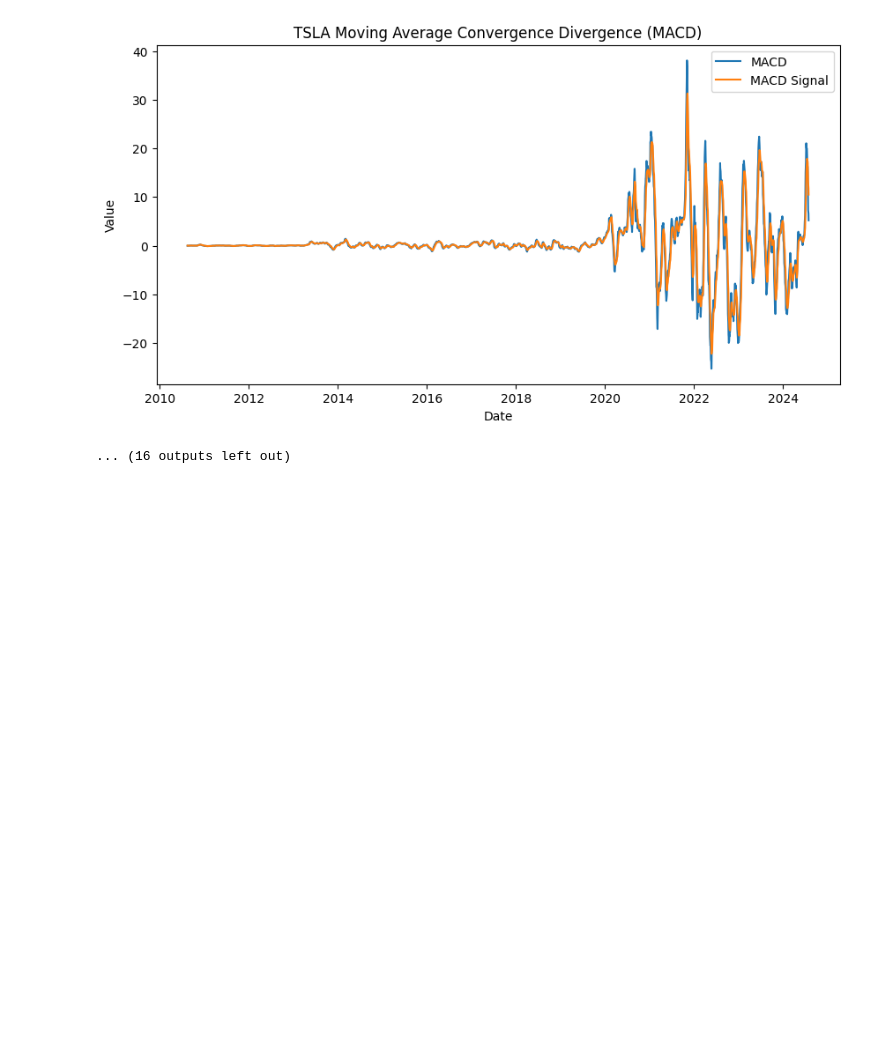
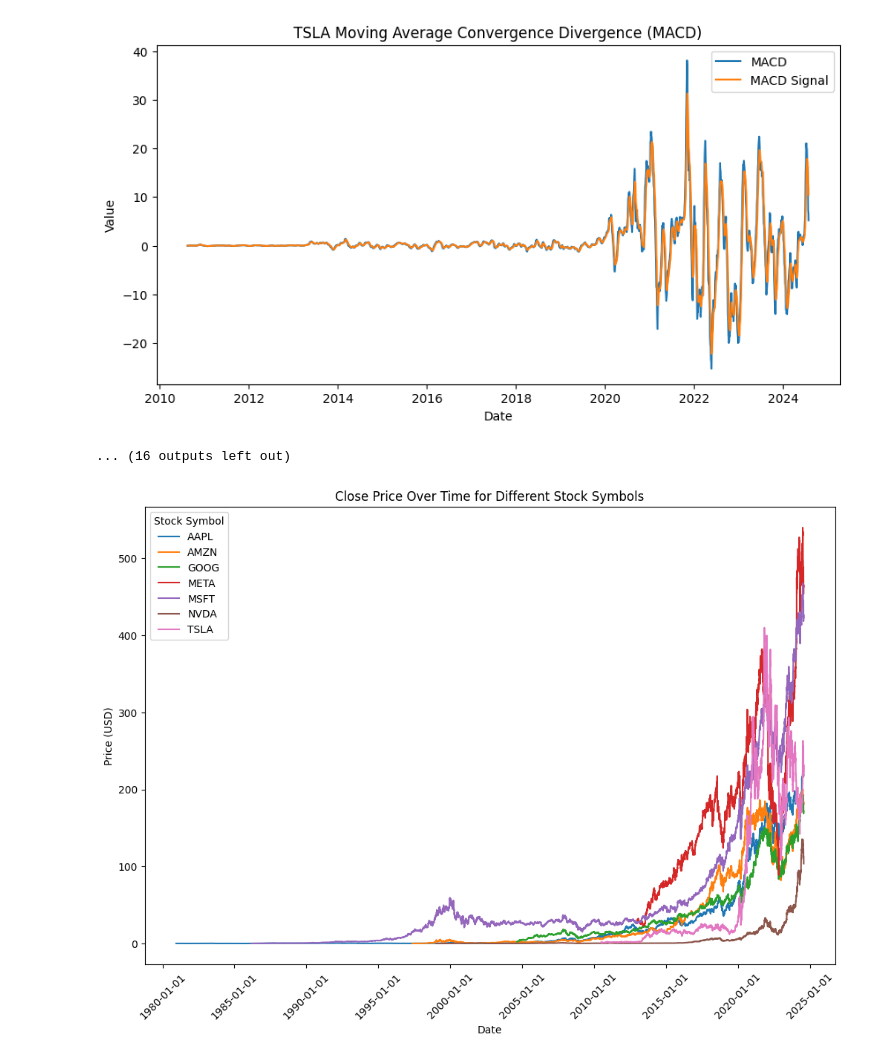
Before and after one commit to GetieBalew24/StockMarketAnalyis, a Jupyter notebook: notebooks/Stock_Price_Analysis.ipynb, the cells around one changed output. Saved outputs shown, nothing was run; the diff lists cells and outputs as text; code cells hidden in the pictures; blank space fills up the shorter version.

Commit message:
Plot Close Price over time for different stock symbols

```diff
--- a/notebooks/Stock_Price_Analysis.ipynb
+++ b/notebooks/Stock_Price_Analysis.ipynb
@@ -89,3 +89,8 @@ stock_analyzer.visualize_stocks(stock_analyzer.data)
 [figure]
 [figure]
 ... (16 outputs left out)
+# %%
+#Close Price over time for different stock symbols
+stock_analyzer.plot_price()
+# %% [output]
+[figure, added]
```
Also changed, not shown: 1 other file.
